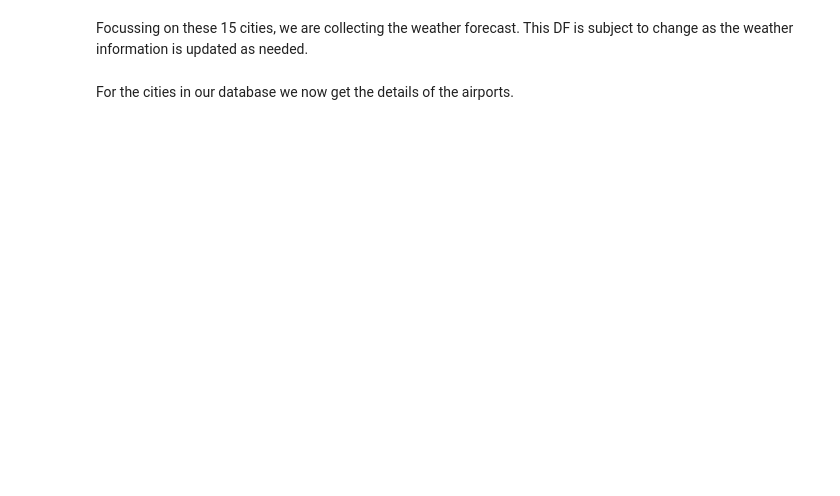
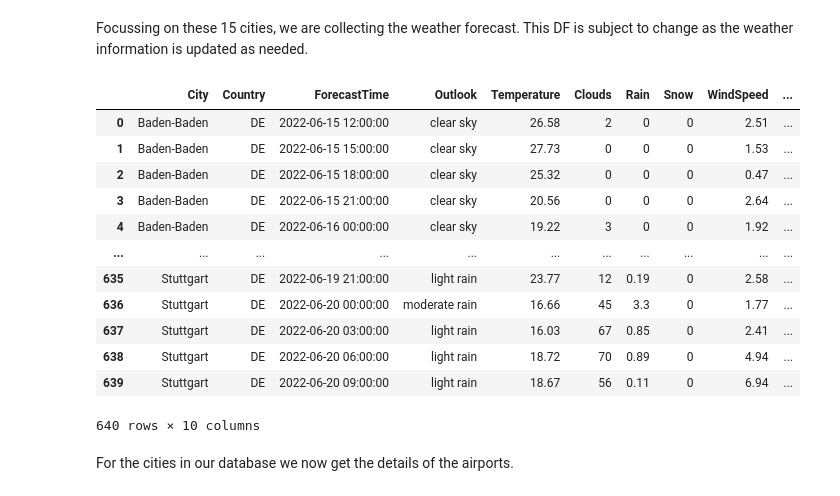
Before and after one commit to Joachim0211/DatapipelineApiToCloud, a Jupyter notebook: Gans Project.ipynb, the cells around one changed output. Saved outputs shown, nothing was run; the diff lists cells and outputs as text; code cells hidden in the pictures; blank space fills up the shorter version.

```diff
--- a/Gans Project.ipynb
+++ b/Gans Project.ipynb
@@ -75,43 +114,58 @@ Focussing on these 15 cities, we are collecting the weather forecast. This DF is
 # %%
 citd =['Baden-Baden', "Berlin",  "Bonn", 'Bremen', 'Dresden', 'Dortmund', 'Düsseldorf', 'Essen', 'Frankfurt am Main', 'Hamburg', 'Hannover', 'Leipzig', "Munich", 'Münster',  'Nuremberg',  'Stuttgart']#alternatively only German cities
 
 def weather(cities):
     API_key = os.getenv("API_K_W") #gets key from the env file
 
     tz = pytz.timezone('Europe/Berlin')# timezone needs to be imported and translated for the european cities (Europe_Berlin to Europe/Berlin), see cell below
     now = datetime.now().astimezone(tz)#for the timestamp time of sampling
 
     a = {'City': [], 'Country': [], 'ForecastTime': [], 'Outlook': [], 'Temperature': [], 'Clouds': [], 'Rain': [], 'Snow': [], 'WindSpeed': [], 'DateInformation': []} #usefull form of a dic, gives the right form when change to df, see cell below
 
     for city in cities: #runs a loop over the cities
         url = (f"http://api.openweathermap.org/data/2.5/forecast?q={city}&appid={API_key}&units=metric")
         response = requests.get(url)
         json = response.json() # the first 'priciple' key for this json is 'list', which is not good practice in my op but must be used to loop over it
-    # print(json['city']['name'])
+    #print(json['city']['name'])
     # print(type(json))
 
-    for i in json['list']:# informations will be added to the dic a according to the json structure (see weimar cell above), if-else for rain does not work (is there or not but python cannot know that it could be there), therefore try except - appears to work but I´m not sure if clean
-      #print(i)
-        a['City'].append(json['city']['name'])
-        a['Country'].append(json['city']['country'])
-        a['ForecastTime'].append(i['dt_txt'])
-        a['Outlook'].append(i['weather'][0]['description'])
-        a['Temperature'].append(i['main']['temp'])
-        a['Clouds'].append(i['clouds']['all'])
-        try:
-            a['Rain'].append(i['rain']['3h'])
-        except:
-            a['Rain'].append('0')
-        try:
-            a['Snow'].append(i['snow']['3h'])
-        except:
-            a['Snow'].append('0')
-        a['WindSpeed'].append(i['wind']['speed'])
-        a['DateInformation'].append(now.strftime("%d/%m/%Y %H:%M:%S"))
+        for i in json['list']:# informations will be added to the dic a according to the json structure (see weimar cell above), if-else for rain does not work (is there or not but python cannot know that it could be there), therefore try except - appears to work but I´m not sure if clean
+          #print(i)
+            a['City'].append(json['city']['name'])
+            a['Country'].append(json['city']['country'])
+            a['ForecastTime'].append(i['dt_txt'])
+            a['Outlook'].append(i['weather'][0]['description'])
+            a['Temperature'].append(i['main']['temp'])
+            a['Clouds'].append(i['clouds']['all'])
+            try:
+                a['Rain'].append(i['rain']['3h'])
+            except:
+                a['Rain'].append('0')
+            try:
+                a['Snow'].append(i['snow']['3h'])
+            except:
+                a['Snow'].append('0')
+            a['WindSpeed'].append(i['wind']['speed'])
+            a['DateInformation'].append(now.strftime("%d/%m/%Y %H:%M:%S"))
     b=pd.DataFrame(a) #turns a to datafram , see cell below
+    b.to_csv('./Weather')
+    return b
 
-    return b
 weather(citd)
+# %% [output]
+|  | City | Country | ForecastTime | Outlook | Temperature | Clouds | Rain | Snow | WindSpeed | ... |
+| 0 | Baden-Baden | DE | 2022-06-15 12:00:00 | clear sky | 26.58 | 2 | 0 | 0 | 2.51 | ... |
+| 1 | Baden-Baden | DE | 2022-06-15 15:00:00 | clear sky | 27.73 | 0 | 0 | 0 | 1.53 | ... |
+| 2 | Baden-Baden | DE | 2022-06-15 18:00:00 | clear sky | 25.32 | 0 | 0 | 0 | 0.47 | ... |
+| 3 | Baden-Baden | DE | 2022-06-15 21:00:00 | clear sky | 20.56 | 0 | 0 | 0 | 2.64 | ... |
+| 4 | Baden-Baden | DE | 2022-06-16 00:00:00 | clear sky | 19.22 | 3 | 0 | 0 | 1.92 | ... |
+| ... | ... | ... | ... | ... | ... | ... | ... | ... | ... | ... |
+| 635 | Stuttgart | DE | 2022-06-19 21:00:00 | light rain | 23.77 | 12 | 0.19 | 0 | 2.58 | ... |
+| 636 | Stuttgart | DE | 2022-06-20 00:00:00 | moderate rain | 16.66 | 45 | 3.3 | 0 | 1.77 | ... |
+| 637 | Stuttgart | DE | 2022-06-20 03:00:00 | light rain | 16.03 | 67 | 0.85 | 0 | 2.41 | ... |
+| 638 | Stuttgart | DE | 2022-06-20 06:00:00 | light rain | 18.72 | 70 | 0.89 | 0 | 4.94 | ... |
+| 639 | Stuttgart | DE | 2022-06-20 09:00:00 | light rain | 18.67 | 56 | 0.11 | 0 | 6.94 | ... |
+640 rows × 10 columns
 # %% [markdown]
 For the cities in our database we now get the details of the airports.
 # %%
```
Also changed, not shown: parts of 6 cells of this notebook, 4 other files.
